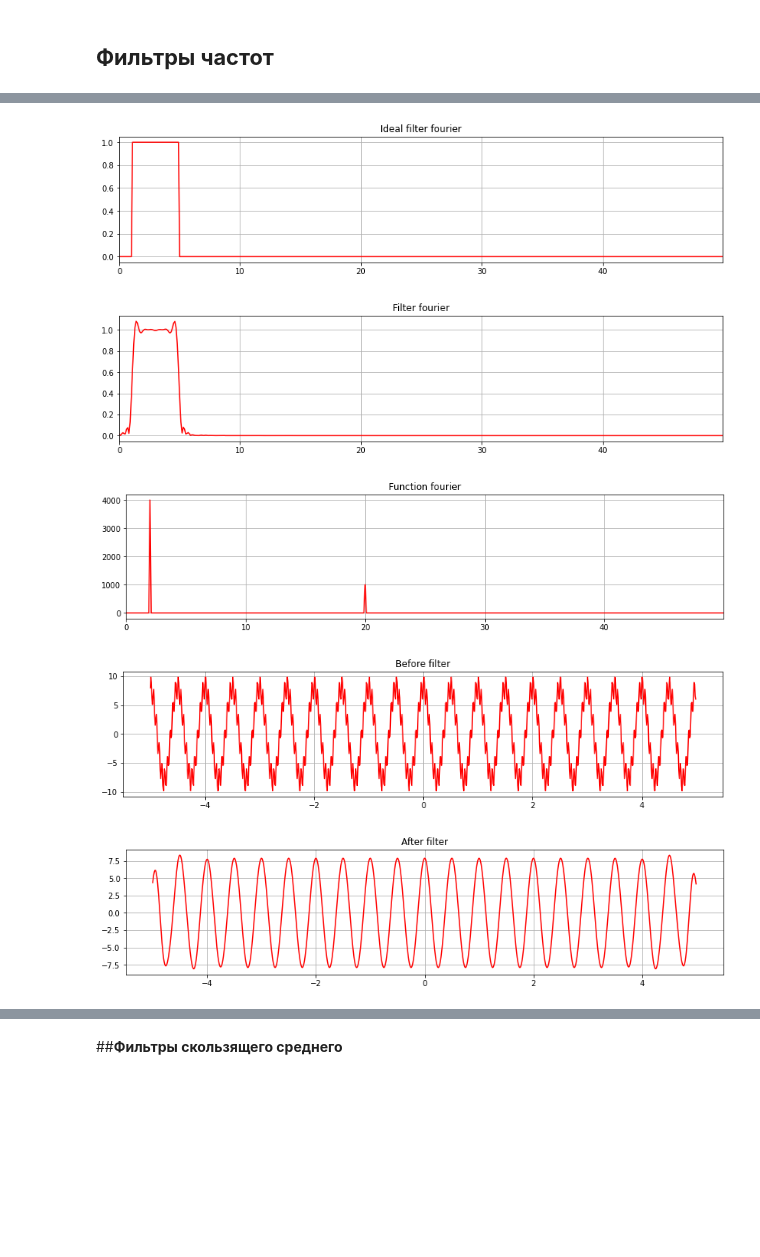
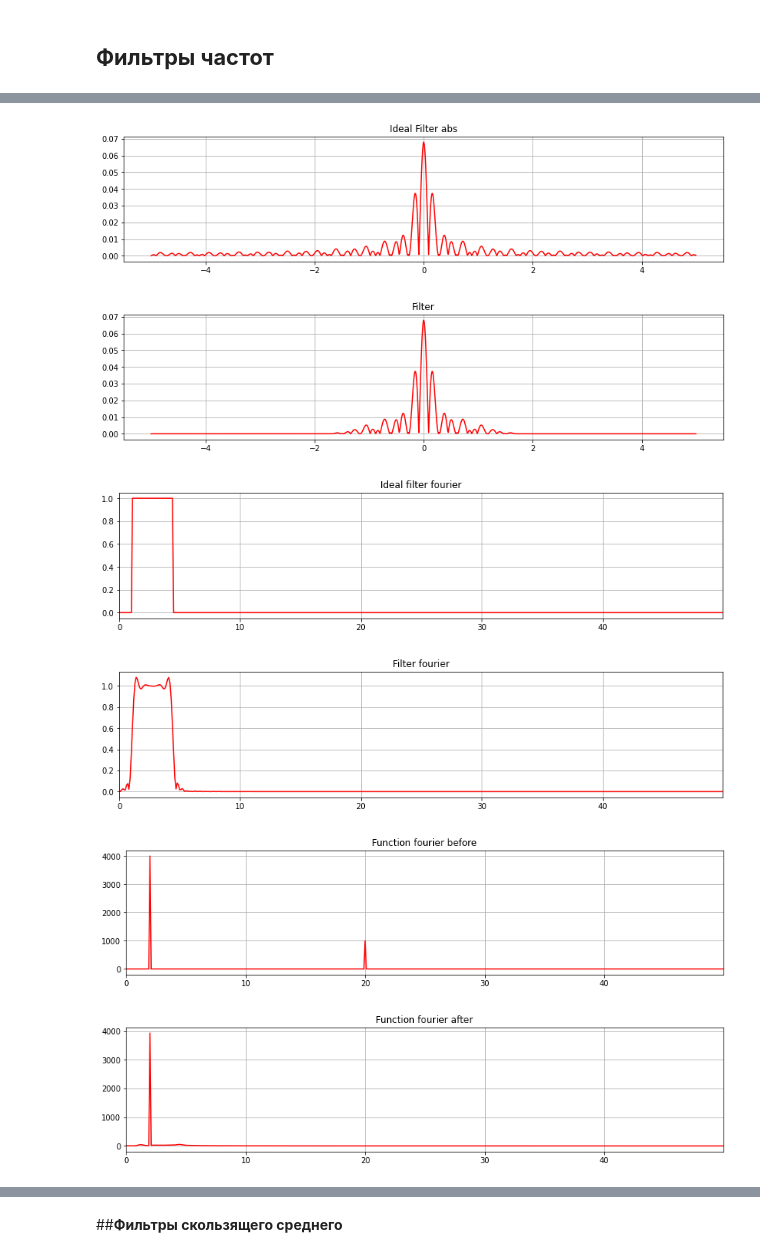
Before and after one commit to pishchev/Data-processing-methods, a Jupyter notebook: Filters.ipynb, the cells around one changed output, grey strips where cells are left out. Drawn from its saved outputs; the diff is of its cells as text; code cells hidden in the pictures; blank space fills up the shorter version.

```diff
--- a/Filters.ipynb
+++ b/Filters.ipynb
@@ -79,12 +79,12 @@ def phaseMode(rect_arr):
   step = 0
   for idx in range(rect_arr.shape[0]):
     if rect_arr[idx] == 1:
-      result[idx] *= np.exp(1j*(-np.pi + 2*np.pi*step/steps))
+      result[idx] *= np.exp(1j*(np.pi - 2*np.pi*step/steps))
       step += 1
     else:
       result[idx] = rect_arr[idx]
 
-  ShowArr(np.abs(result),'Real')
+  ShowArr(np.abs(result),'Abs')
   ShowArr(np.angle(result),'Image')
 
   return result
@@ -94,13 +94,17 @@ def rect2(a,b):
 
 def filter(w1,w2):
 
-  rect_arr = np.array([rect(w1,w2)(i) for i in np.arange(0,b-a,prec)])
+  if w1<= 0 and w2 <=0 :
+    rect_arr = np.array([rect(-w1,-w2)(i) for i in np.arange(0,b-a,prec)])
+    rect_arr = np.where(rect_arr == 1 , 0 , 1)
+  else:
+    rect_arr = np.array([rect(w1,w2)(i) for i in np.arange(0,b-a,prec)])
 
   #rect_arr = np.array([rect2(w1,w2)(i) for i in np.arange(0,b-a,prec)])
   #ShowArr(np.abs(rect_arr),'1')
   #ShowArr(np.angle(rect_arr),'1')
 
-  #result = phaseMode(rect_arr)
+  result = phaseMode(rect_arr)
 
   result = rect_arr
   furier_ideal = np.concatenate([result[:len(result)//2], np.flip(result[:len(result)//2])])
@@ -121,19 +125,30 @@ def TestFourierFilter(func,a1,b1 , r1,r2):
   rct = [rect_slider(r1,r2,0.7)(x) for x in np.arange(a,b,prec)]
   fil = rct * ideal_fil
 
-  ShowArr(np.abs(ideal_fil),"Ideal Filter")
+  ShowArr(np.abs(ideal_fil),"Ideal Filter abs")
+  #ShowArr(np.imag(ideal_fil),"Ideal Filter imag")
   ShowArr(np.abs(fil),"Filter")
 
   ShowFourier(np.abs(np.fft.fft(ideal_fil)) ,"Ideal filter fourier")
   ShowFourier(np.abs(np.fft.fft(fil)) , 'Filter fourier')
 
   four_sign = np.fft.fft([func(i) for i in np.arange(a,b,prec)])
-  ShowFourier(abs(four_sign),"Function fourier")
+
+
+
 
   func_res = [func(i) for i in np.arange(a,b,prec) ]
+
+
+  result = np.real(convol(func_res , fil))
+
+
+  ShowFourier(abs(four_sign),"Function fourier before")
+  ShowFourier(np.abs(np.fft.fft(result)) , "Function fourier after")
+
+
   ShowArr(func_res,"Before filter")
-
-  ShowArr(np.real(convol(func_res , fil)),"After filter")
+  ShowArr(result,"After filter")
 # %% [markdown]
 ##**Фильтр скользящего среднего**
 # %%
@@ -155,5 +170,5 @@ def TestMeanSlider(func,knn):
 # %%
 def cos_sin(a1,a2,w1,w2):
   return lambda x: a1*np.cos(w1*x*np.pi*2) + a2*np.sin(w2*x*np.pi*2)
-TestFourierFilter(cos_sin(8,2,2,20) ,1,5 , -1,1)
+TestFourierFilter(cos_sin(8,2,2,20) ,1,4.5 , -1,1)
 # %% [output]
@@ -162,5 +177,6 @@ TestFourierFilter(cos_sin(8,2,2,20) ,1,5 , -1,1)
-[figure, old version]
+[figure, new version]
-[figure, old version]
+[figure, new version]
-[figure, old version]
+[figure, new version]
-[figure, old version]
+[figure, new version]
-[figure, old version]
+[figure, new version]
+[figure, added]
```
Also changed, not shown: parts of 2 cells of this notebook.
